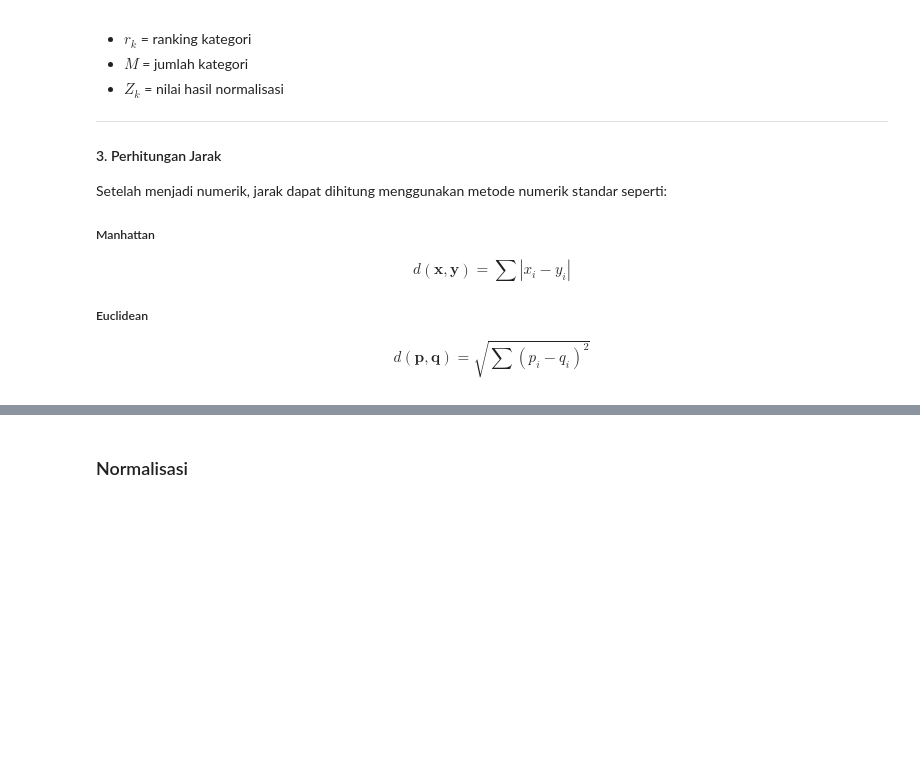
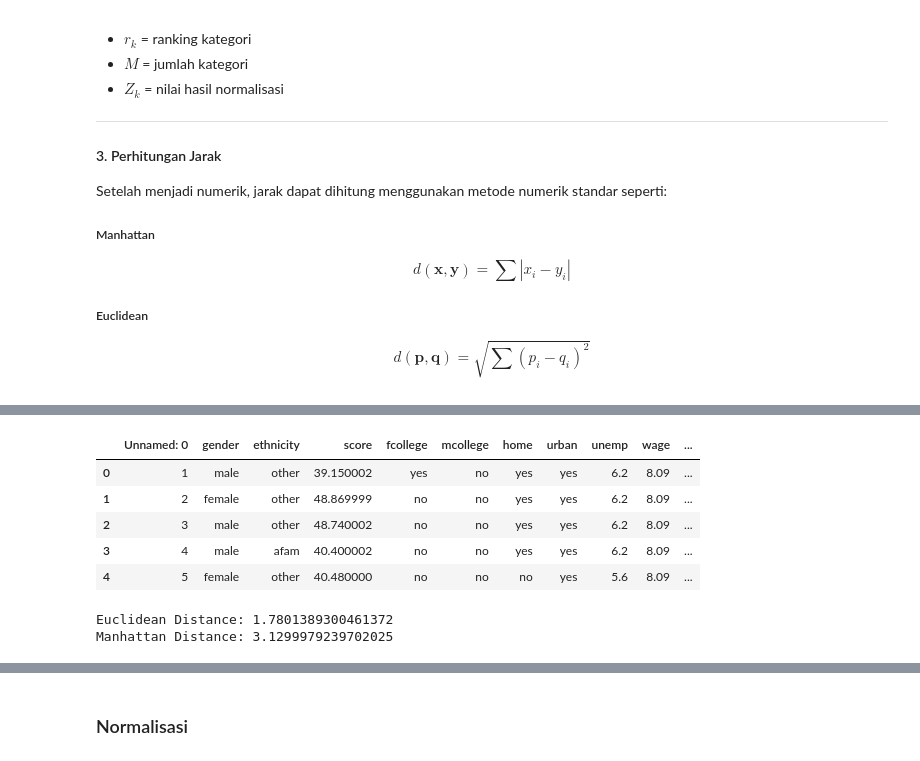
Before and after one commit to Linsofc/Pendata, a Jupyter notebook: data-understanding.ipynb, the cells around one changed output, grey strips where cells are left out. Saved outputs shown, nothing was run; the diff lists cells and outputs as text; code cells hidden in the pictures; blank space fills up the shorter version.

```diff
--- a/data-understanding.ipynb
+++ b/data-understanding.ipynb
@@ -551,0 +561,27 @@ $$
+# %%
+import pandas as pd
+import numpy as np
+
+df = pd.read_csv("data/College-Distance-Data.csv")
+df.head()
+# %% [output]
+|  | Unnamed: 0 | gender | ethnicity | score | fcollege | mcollege | home | urban | unemp | wage | ... |
+| 0 | 1 | male | other | 39.150002 | yes | no | yes | yes | 6.2 | 8.09 | ... |
+| 1 | 2 | female | other | 48.869999 | no | no | yes | yes | 6.2 | 8.09 | ... |
+| 2 | 3 | male | other | 48.740002 | no | no | yes | yes | 6.2 | 8.09 | ... |
+| 3 | 4 | male | afam | 40.400002 | no | no | yes | yes | 6.2 | 8.09 | ... |
+| 4 | 5 | female | other | 40.480000 | no | no | no | yes | 5.6 | 8.09 | ... |
+# %%
+num_cols = ['score','unemp','wage','distance','tuition','education']
+
+a = df.loc[0, num_cols]
+b = df.loc[4, num_cols]
+
+euclidean = np.sqrt(np.sum((a-b)**2))
+manhattan = np.sum(np.abs(a-b))
+
+print("Euclidean Distance:", euclidean)
+print("Manhattan Distance:", manhattan)
+# %% [output]
+Euclidean Distance: 1.7801389300461372
+Manhattan Distance: 3.1299979239702025
```
Also changed, not shown: parts of 7 cells of this notebook, 5 other files.
